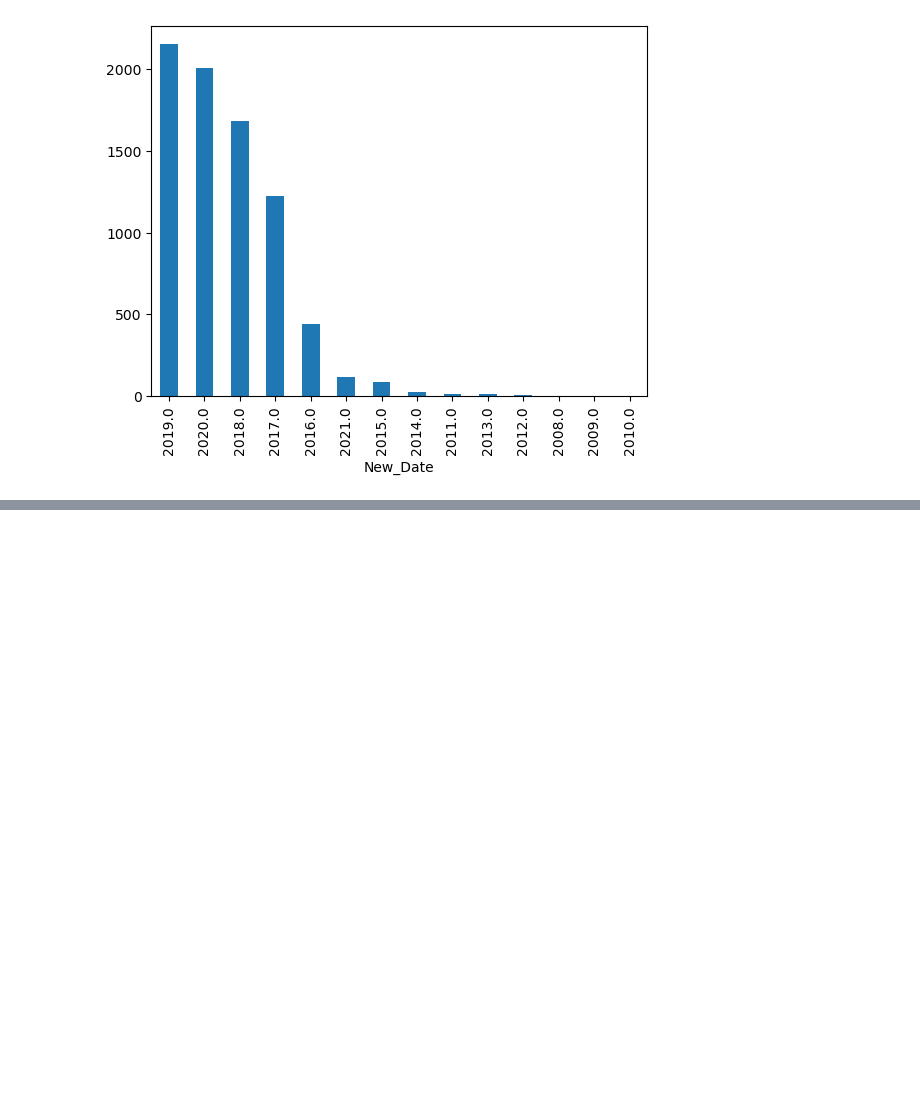
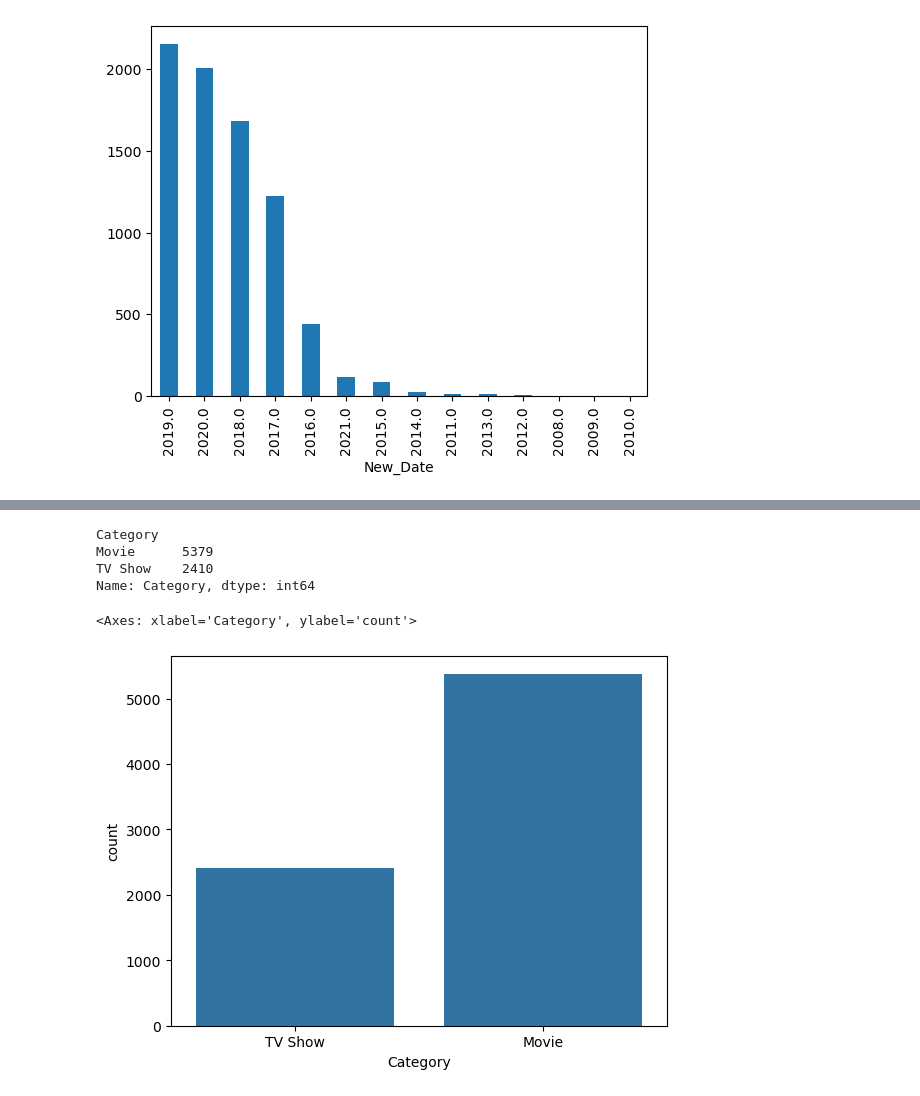
Before and after one commit to abdullahkhan-10/Python-Complete-Course, a Jupyter notebook: Python Projects/Begineer Projects/7_netflix_data.ipynb, the cells around one changed output, grey strips where cells are left out. Cells and saved outputs as stored; diff of their text form; code cells hidden in the pictures; blank space fills up the shorter version.

Commit message:
Total count of TV Shows and Movies display on Bar Graph

```diff
--- a/Python Projects/Begineer Projects/7_netflix_data.ipynb
+++ b/Python Projects/Begineer Projects/7_netflix_data.ipynb
@@ -261,0 +264,6 @@ netflix_data["New_Date"].dt.year.value_counts().plot(kind="bar")
+# %%
+import pandas as pd
+
+netflix_data = pd.read_csv("7_Netflix_Data.csv")
+
+netflix_data.head(2)
@@ -261,0 +274,20 @@ netflix_data["New_Date"].dt.year.value_counts().plot(kind="bar")
+# %%
+# First we have to display the count of all the unique values of the column "Category"
+# group() function is used to group all the unique items of the column.
+# count() function is used to show the count for each item.
+
+netflix_data.groupby("Category").Category.count()
+# %% [output]
+Category
+Movie      5379
+TV Show    2410
+Name: Category, dtype: int64
+# %%
+# To show the count of TV Shows and Movies on Bar graph. We will use seaborn library.
+
+import seaborn as sns
+
+sns.countplot(x="Category", data=netflix_data)
+# %% [output]
+<Axes: xlabel='Category', ylabel='count'>
+[figure, added]
```
Also changed, not shown: parts of 2 cells of this notebook.
